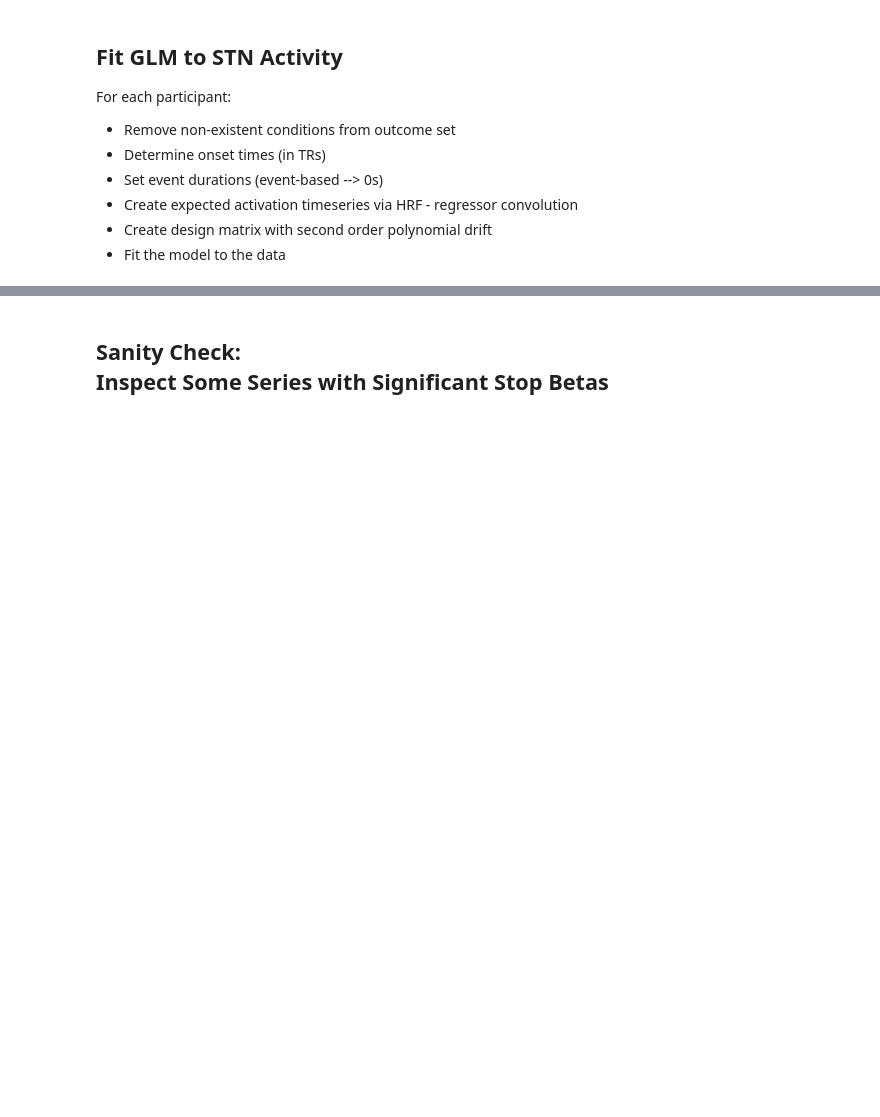
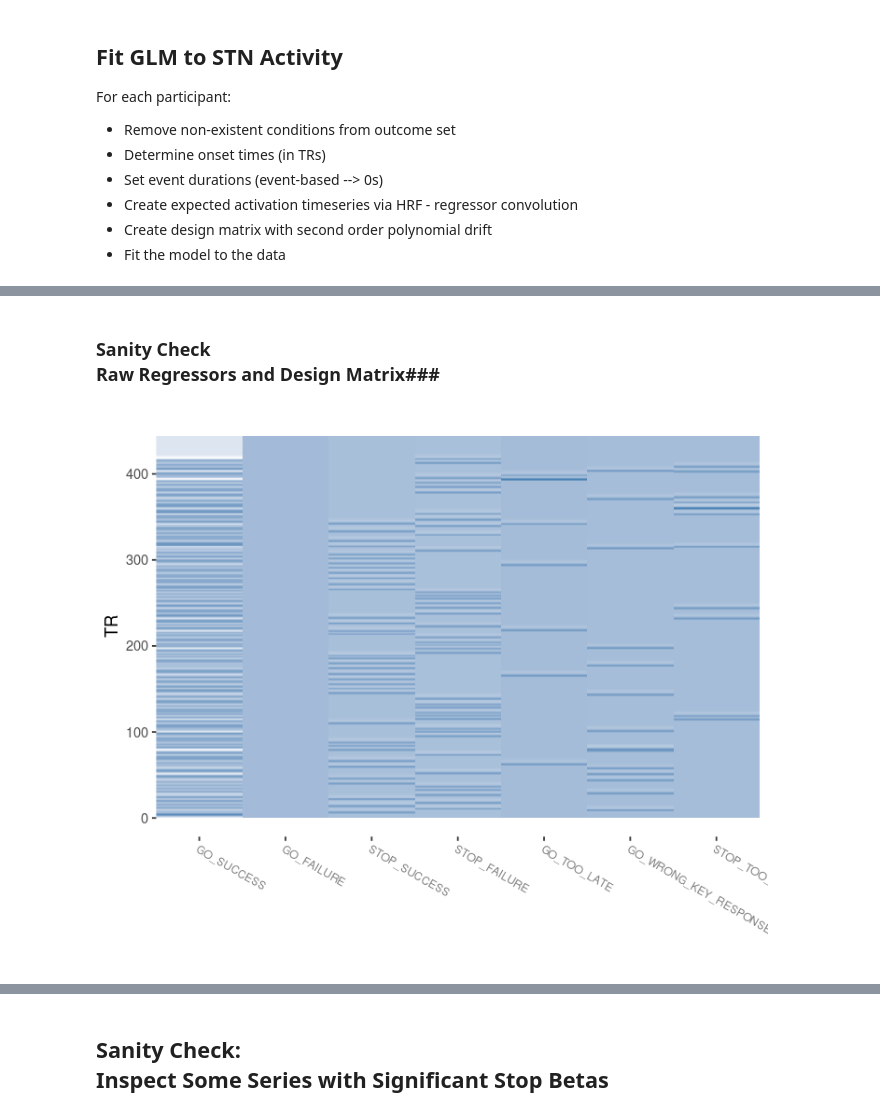
Before and after one commit to DanielNScott/imagen, a Jupyter notebook: STN_fMRI_GLM.ipynb, the cells around one changed output, grey strips where cells are left out. Saved outputs shown, nothing was run; the diff lists cells and outputs as text; code cells hidden in the pictures; blank space fills up the shorter version.

```diff
--- a/STN_fMRI_GLM.ipynb
+++ b/STN_fMRI_GLM.ipynb
@@ -251,0 +197,21 @@ saveRDS(lm_list,'lm_list.rds')
+# %% [markdown]
+### Sanity Check <br/> Raw Regressors and Design Matrix###
+# %%
+conv_reg.m <- melt(conv_regs, id.vars = 'TR')
+#conv_reg.m <- ddply(conv_reg.m, .(variable), transform, rescale = scale(value))
+
+options(repr.plot.width=6, repr.plot.height=5)
+
+p <- ggplot(conv_reg.m, aes(variable, TR)) +
+      geom_tile(aes(fill = value)) +
+      scale_fill_gradient(low = "white", high = "steelblue") +
+      labs(x = "") + scale_x_discrete(expand = c(0, 0)) + #scale_y_discrete(expand = c(0, 0)) +
+      theme(panel.grid.major = element_blank(),panel.grid.minor = element_blank(),
+              panel.background = element_blank(),
+              legend.position = "none",
+              axis.ticks = element_blank(),
+              axis.text.x = element_text(size = base_size * 0.8, angle = 330, hjust = 0, colour = "grey50"))
+
+print(p)
+# %% [output]
+[figure, added]
```
Also changed, not shown: parts of 13 cells of this notebook, 7 other files.
